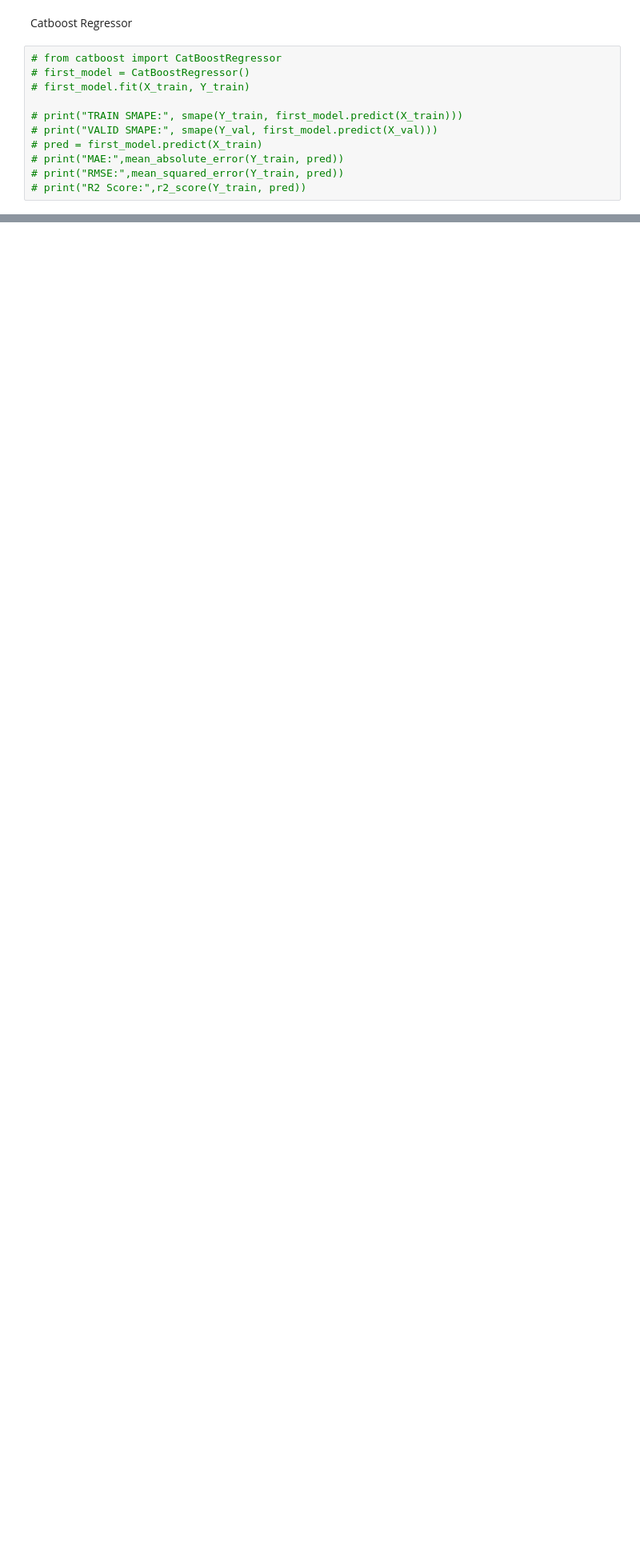
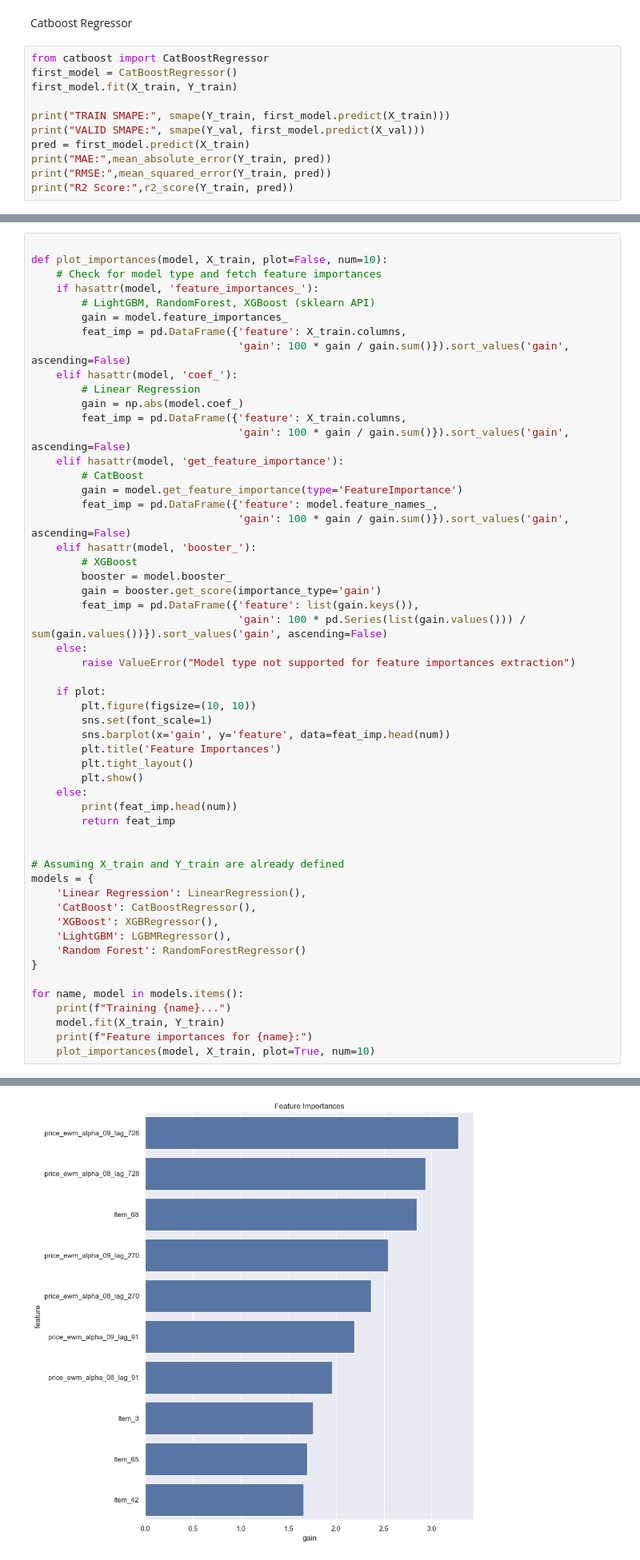
Before and after one commit to binisha-banjara/Market-Demand-Prediction, a Jupyter notebook: notebooks/Feature Importance and Hyper Parameter Tuning.ipynb, the cells around one changed output, grey strips where cells are left out. Shown: that part at 80% size. Cells and saved outputs as stored; diff of their text form; blank space fills up the shorter version.

```diff
--- a/notebooks/Feature Importance and Hyper Parameter Tuning.ipynb
+++ b/notebooks/Feature Importance and Hyper Parameter Tuning.ipynb
@@ -414,13 +401,13 @@ R2 Score: 0.8672289213171233
 # %% [markdown]
 Catboost Regressor
 # %%
-# from catboost import CatBoostRegressor
-# first_model = CatBoostRegressor()
-# first_model.fit(X_train, Y_train)
+from catboost import CatBoostRegressor
+first_model = CatBoostRegressor()
+first_model.fit(X_train, Y_train)
 
-# print("TRAIN SMAPE:", smape(Y_train, first_model.predict(X_train)))
-# print("VALID SMAPE:", smape(Y_val, first_model.predict(X_val)))
-# pred = first_model.predict(X_train)
-# print("MAE:",mean_absolute_error(Y_train, pred))
-# print("RMSE:",mean_squared_error(Y_train, pred))
-# print("R2 Score:",r2_score(Y_train, pred))
+print("TRAIN SMAPE:", smape(Y_train, first_model.predict(X_train)))
+print("VALID SMAPE:", smape(Y_val, first_model.predict(X_val)))
+pred = first_model.predict(X_train)
+print("MAE:",mean_absolute_error(Y_train, pred))
+print("RMSE:",mean_squared_error(Y_train, pred))
+print("R2 Score:",r2_score(Y_train, pred))
@@ -500,0 +504,55 @@ import seaborn as sns
+# %%
+
+def plot_importances(model, X_train, plot=False, num=10):
+    # Check for model type and fetch feature importances
+    if hasattr(model, 'feature_importances_'):
+        # LightGBM, RandomForest, XGBoost (sklearn API)
+        gain = model.feature_importances_
+        feat_imp = pd.DataFrame({'feature': X_train.columns,
+                                 'gain': 100 * gain / gain.sum()}).sort_values('gain', ascending=False)
+    elif hasattr(model, 'coef_'):
+        # Linear Regression
+        gain = np.abs(model.coef_)
+        feat_imp = pd.DataFrame({'feature': X_train.columns,
+                                 'gain': 100 * gain / gain.sum()}).sort_values('gain', ascending=False)
+    elif hasattr(model, 'get_feature_importance'):
+        # CatBoost
+        gain = model.get_feature_importance(type='FeatureImportance')
+        feat_imp = pd.DataFrame({'feature': model.feature_names_,
+                                 'gain': 100 * gain / gain.sum()}).sort_values('gain', ascending=False)
+    elif hasattr(model, 'booster_'):
+        # XGBoost
+        booster = model.booster_
+        gain = booster.get_score(importance_type='gain')
+        feat_imp = pd.DataFrame({'feature': list(gain.keys()),
+                                 'gain': 100 * pd.Series(list(gain.values())) / sum(gain.values())}).sort_values('gain', ascending=False)
+    else:
+        raise ValueError("Model type not supported for feature importances extraction")
+
+    if plot:
+        plt.figure(figsize=(10, 10))
+        sns.set(font_scale=1)
+        sns.barplot(x='gain', y='feature', data=feat_imp.head(num))
+        plt.title('Feature Importances')
+        plt.tight_layout()
+        plt.show()
+    else:
+        print(feat_imp.head(num))
+        return feat_imp
+
+
+# Assuming X_train and Y_train are already defined
+models = {
+    'Linear Regression': LinearRegression(),
+    'CatBoost': CatBoostRegressor(),
+    'XGBoost': XGBRegressor(),
+    'LightGBM': LGBMRegressor(),
+    'Random Forest': RandomForestRegressor()
+}
+
+for name, model in models.items():
+    print(f"Training {name}...")
+    model.fit(X_train, Y_train)
+    print(f"Feature importances for {name}:")
+    plot_importances(model, X_train, plot=True, num=10)
+# %% [output]
@@ -500,0 +561 @@ import seaborn as sns
+[figure, added]
```
Also changed, not shown: parts of 47 cells of this notebook, 10 other files.
